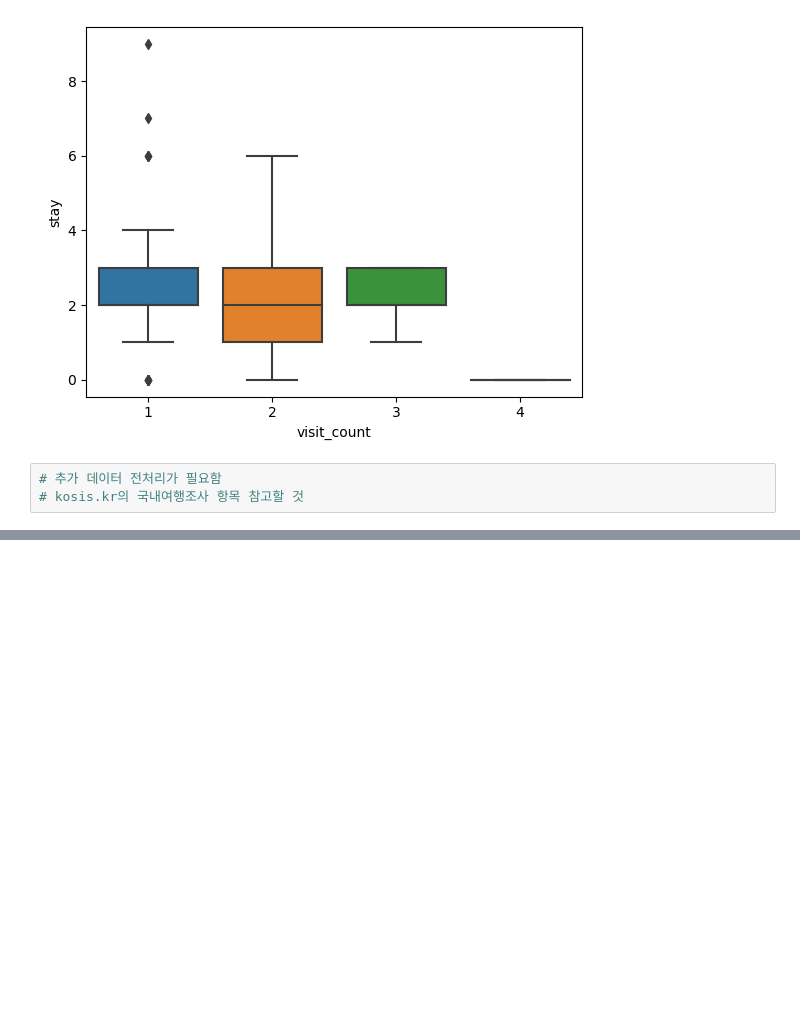
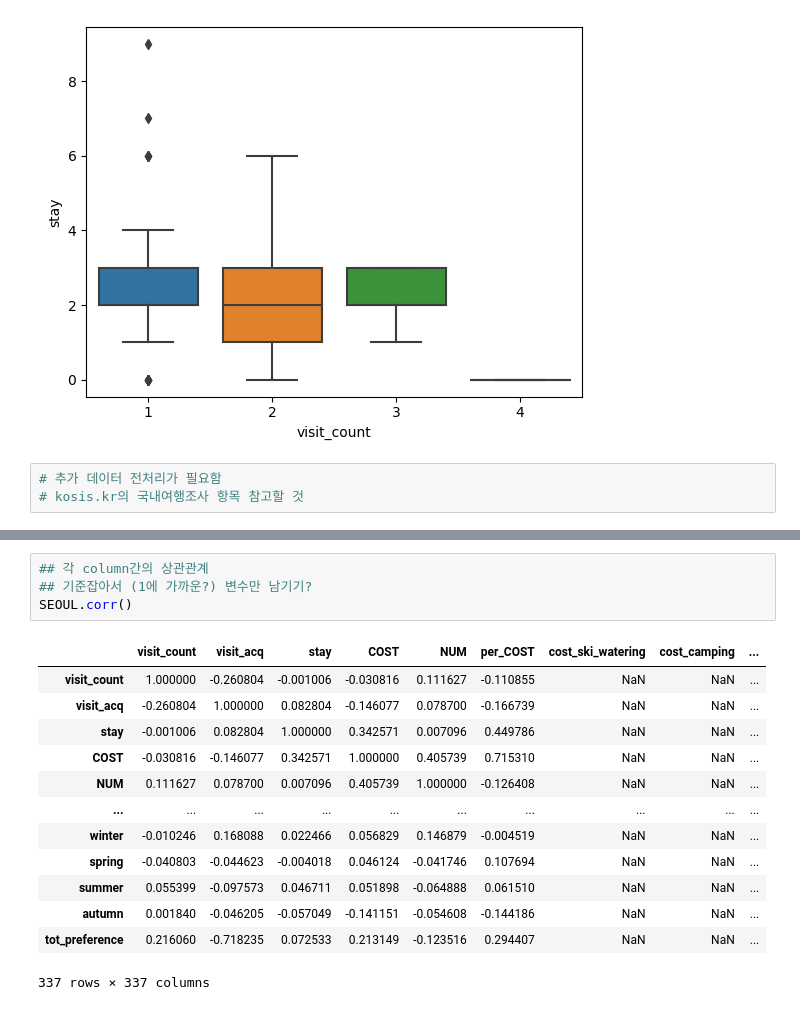
Before and after one commit to zzz2su/MJU_Data-Analysis, a Jupyter notebook: SDATeamProject.ipynb, the cells around one changed output, grey strips where cells are left out. Saved outputs shown, nothing was run; the diff lists cells and outputs as text; blank space fills up the shorter version.

```diff
--- a/SDATeamProject.ipynb
+++ b/SDATeamProject.ipynb
@@ -321,0 +377,18 @@ sns.boxplot(data=JEJU, x='visit_count', y="stay")
+# %%
+## 각 column간의 상관관계
+## 기준잡아서 (1에 가까운?) 변수만 남기기?
+SEOUL.corr()
+# %% [output]
+|  | visit_count | visit_acq | stay | COST | NUM | per_COST | cost_ski_watering | cost_camping | ... |
+| visit_count | 1.000000 | -0.260804 | -0.001006 | -0.030816 | 0.111627 | -0.110855 | NaN | NaN | ... |
+| visit_acq | -0.260804 | 1.000000 | 0.082804 | -0.146077 | 0.078700 | -0.166739 | NaN | NaN | ... |
+| stay | -0.001006 | 0.082804 | 1.000000 | 0.342571 | 0.007096 | 0.449786 | NaN | NaN | ... |
+| COST | -0.030816 | -0.146077 | 0.342571 | 1.000000 | 0.405739 | 0.715310 | NaN | NaN | ... |
+| NUM | 0.111627 | 0.078700 | 0.007096 | 0.405739 | 1.000000 | -0.126408 | NaN | NaN | ... |
+| ... | ... | ... | ... | ... | ... | ... | ... | ... | ... |
+| winter | -0.010246 | 0.168088 | 0.022466 | 0.056829 | 0.146879 | -0.004519 | NaN | NaN | ... |
+| spring | -0.040803 | -0.044623 | -0.004018 | 0.046124 | -0.041746 | 0.107694 | NaN | NaN | ... |
+| summer | 0.055399 | -0.097573 | 0.046711 | 0.051898 | -0.064888 | 0.061510 | NaN | NaN | ... |
+| autumn | 0.001840 | -0.046205 | -0.057049 | -0.141151 | -0.054608 | -0.144186 | NaN | NaN | ... |
+| tot_preference | 0.216060 | -0.718235 | 0.072533 | 0.213149 | -0.123516 | 0.294407 | NaN | NaN | ... |
+337 rows × 337 columns
```
Also changed, not shown: parts of 11 cells of this notebook.
